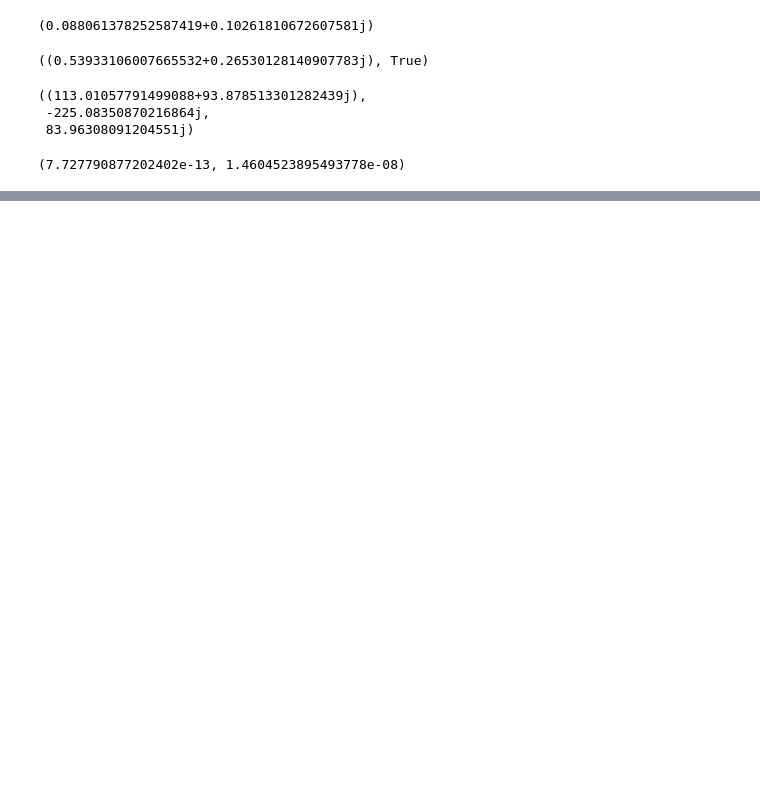
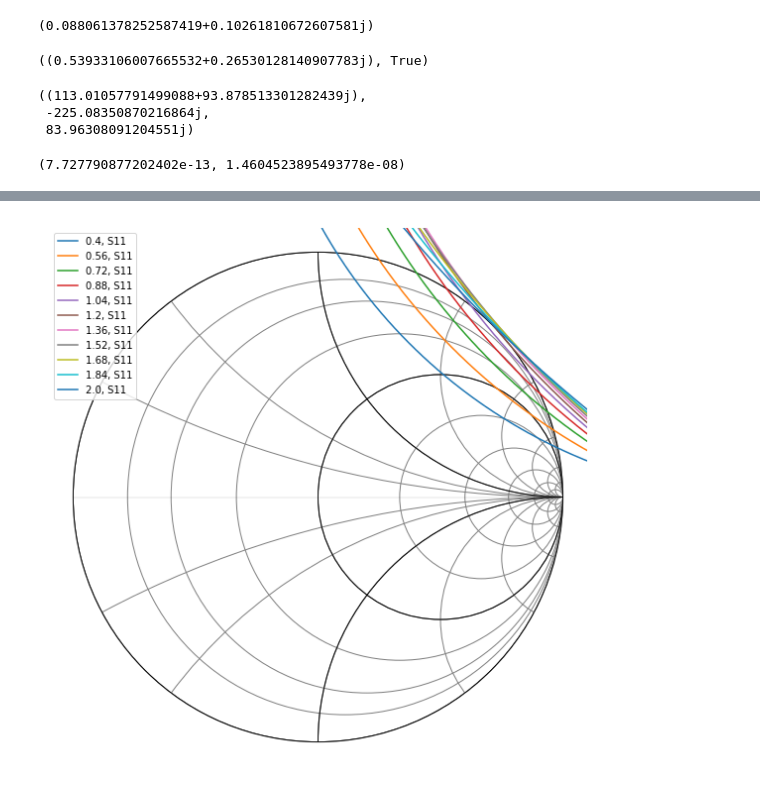
Before and after one commit to cactorium/ism-915mhz-transceiver, a Jupyter notebook: sim/low_noise2.ipynb, the cells around one changed output, grey strips where cells are left out. Saved outputs shown, nothing was run; the diff lists cells and outputs as text; code cells hidden in the pictures; blank space fills up the shorter version.

```diff
--- a/sim/low_noise2.ipynb
+++ b/sim/low_noise2.ipynb
@@ -356,0 +411,11 @@ array([ 1.19753659,  1.19568388,  1.19383126, ...,  1.2216579 ,
+# %%
+# output stability
+
+for i, f in enumerate(bjt.f):
+    # decimate it a little
+    if i % 100 != 0:
+        continue
+    n = net.Network(name=str(f/1.e+9), s=calc_circle(cl[i][0, 0], rl[i][0, 0]))
+    n.plot_s_smith()
+# %% [output]
+[figure, added]
```
Also changed, not shown: parts of 33 cells of this notebook.
